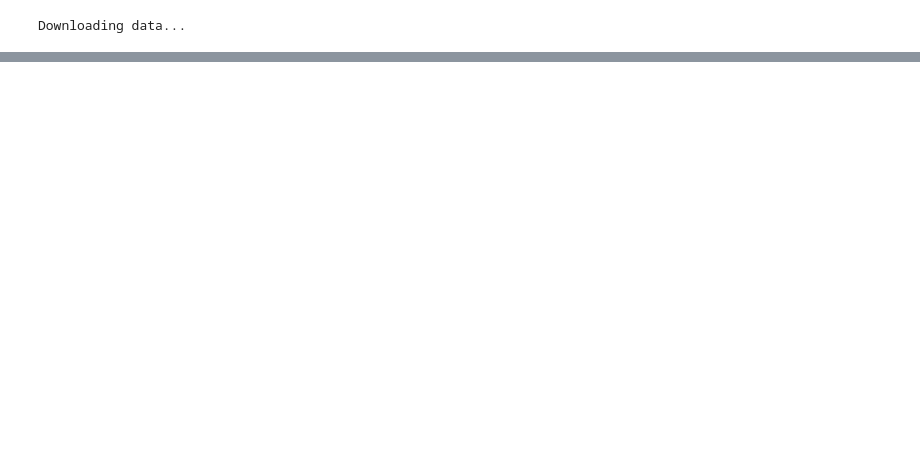
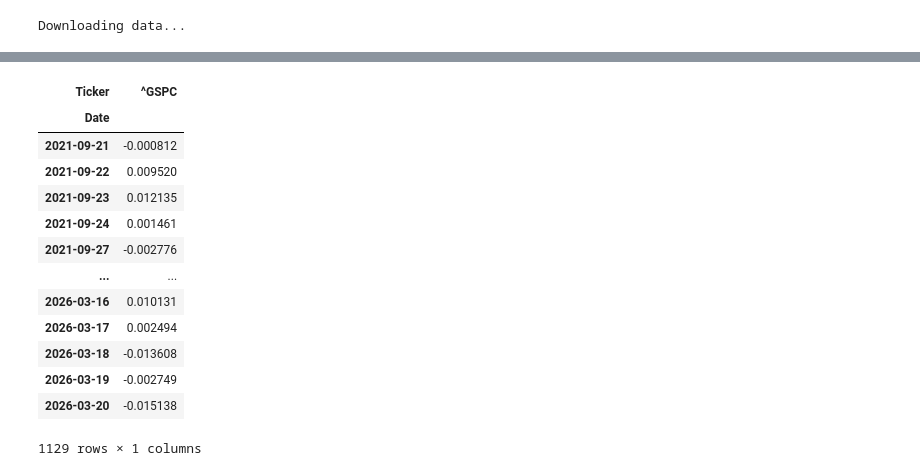
Before and after one commit to JohnnyTung123/Future-Rolling-Strategy, a Jupyter notebook: code/portfolio_analysis.ipynb, the cells around one changed output, grey strips where cells are left out. Cells and saved outputs as stored; diff of their text form; code cells hidden in the pictures; blank space fills up the shorter version.

```diff
--- a/code/portfolio_analysis.ipynb
+++ b/code/portfolio_analysis.ipynb
@@ -92,0 +112,18 @@ Correlation with S&P500: 0.920
+# %%
+# market_returns.to_csv('../data/backtest/market_returns.csv')
+market_returns
+# %% [output]
+| Ticker | ^GSPC |
+| Date |  |
+| 2021-09-21 | -0.000812 |
+| 2021-09-22 | 0.009520 |
+| 2021-09-23 | 0.012135 |
+| 2021-09-24 | 0.001461 |
+| 2021-09-27 | -0.002776 |
+| ... | ... |
+| 2026-03-16 | 0.010131 |
+| 2026-03-17 | 0.002494 |
+| 2026-03-18 | -0.013608 |
+| 2026-03-19 | -0.002749 |
+| 2026-03-20 | -0.015138 |
+1129 rows × 1 columns
```
Also changed, not shown: parts of 8 cells of this notebook, 4 other files.
